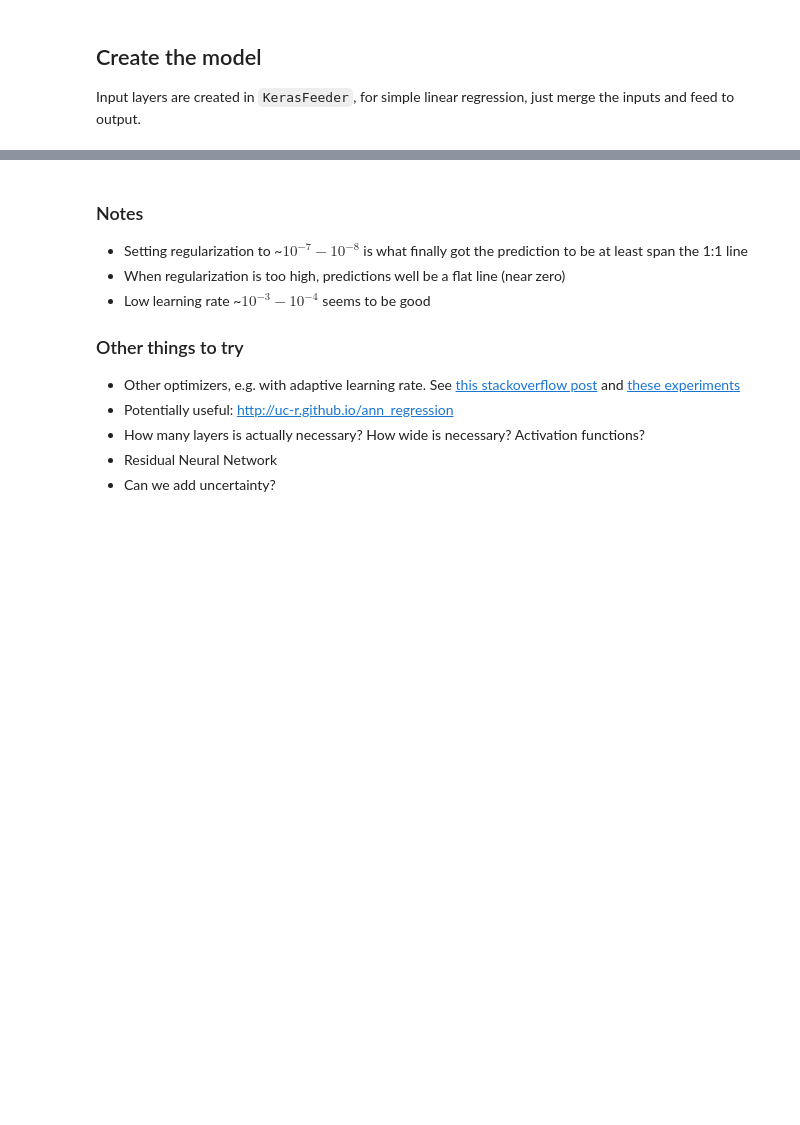
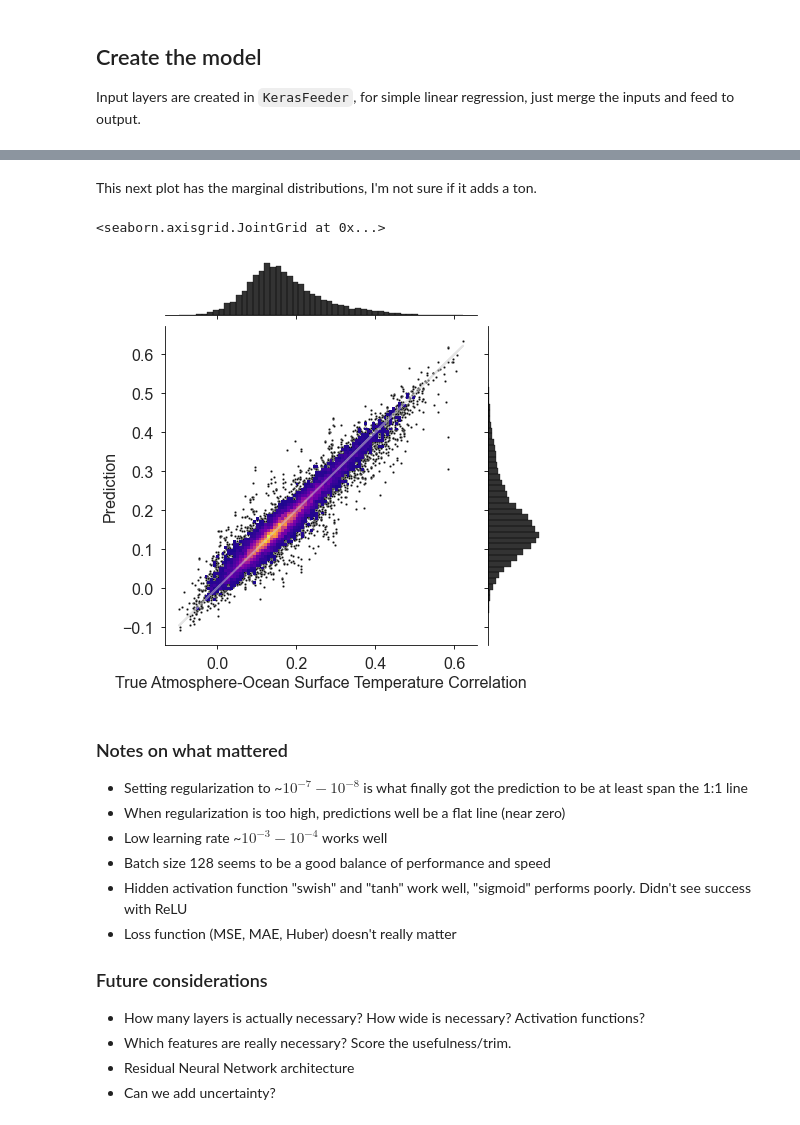
Before and after one commit to timothyas/mlcdc, a Jupyter notebook: notebooks/surface_feedforward_regression.ipynb, the cells around one changed output, grey strips where cells are left out. Saved outputs shown, nothing was run; the diff lists cells and outputs as text; code cells hidden in the pictures; blank space fills up the shorter version.

```diff
--- a/notebooks/surface_feedforward_regression.ipynb
+++ b/notebooks/surface_feedforward_regression.ipynb
@@ -277,15 +279,54 @@ ax.set(xlabel='Truth',ylabel='Prediction')
+# %% [markdown]
+This next plot has the marginal distributions, I'm not sure if it adds a ton.
+# %%
+x=kf.labels['testing'].values
+y=xpred.values
+
+jp = sns.jointplot(
+    x=x,
+    y=y,
+    kind='hist',
+    cmap="plasma",
+    joint_kws={
+        'bins':100,
+        'pthresh':0.05,
+    },
+    marginal_kws={
+        'color':'black',
+        'alpha':.8,
+        'bins':50,
+    }
+)
+sns.scatterplot(x=x,
+                y=y,
+                s=5,
+                color=".05",
+                ax=jp.ax_joint,
+                zorder=0
+               )
+
+jp.ax_joint.plot(x, x, color=".8", alpha=.5)
+
+jp.set_axis_labels(
+    xlabel="True Atmosphere-Ocean Surface Temperature Correlation",
+    ylabel="Prediction"
+)
+# %% [output]
+<seaborn.axisgrid.JointGrid at 0x...>
+[figure, added]
 # %% [markdown]
-### Notes
+### Notes on what mattered
 
 - Setting regularization to ~$10^{-7} - 10^{-8}$ is what finally got the prediction to be at least span the 1:1 line
 - When regularization is too high, predictions well be a flat line (near zero)
-- Low learning rate ~$10^{-3}-10^{-4}$ seems to be good
+- Low learning rate ~$10^{-3} - 10^{-4}$ works well
+- Batch size 128 seems to be a good balance of performance and speed
+- Hidden activation function "swish" and "tanh" work well, "sigmoid" performs poorly. Didn't see success with ReLU
+- Loss function (MSE, MAE, Huber) doesn't really matter
 
-### Other things to try
+### Future considerations
 
-- Other optimizers, e.g. with adaptive learning rate. See [this stackoverflow post](https://stackoverflow.com/questions/33919948/how-to-set-adaptive-learning-rate-for-gradientdescentoptimizer) and
-[these experiments](https://github.com/vsmolyakov/experiments_with_python/blob/master/chp03/tensorflow_optimizers.ipynb)
-- Potentially useful: http://uc-r.github.io/ann_regression
 - How many layers is actually necessary? How wide is necessary? Activation functions?
-- Residual Neural Network
+- Which features are really necessary? Score the usefulness/trim.
+- Residual Neural Network architecture
 - Can we add uncertainty?
```
Also changed, not shown: parts of 18 cells of this notebook, 13 other files.
